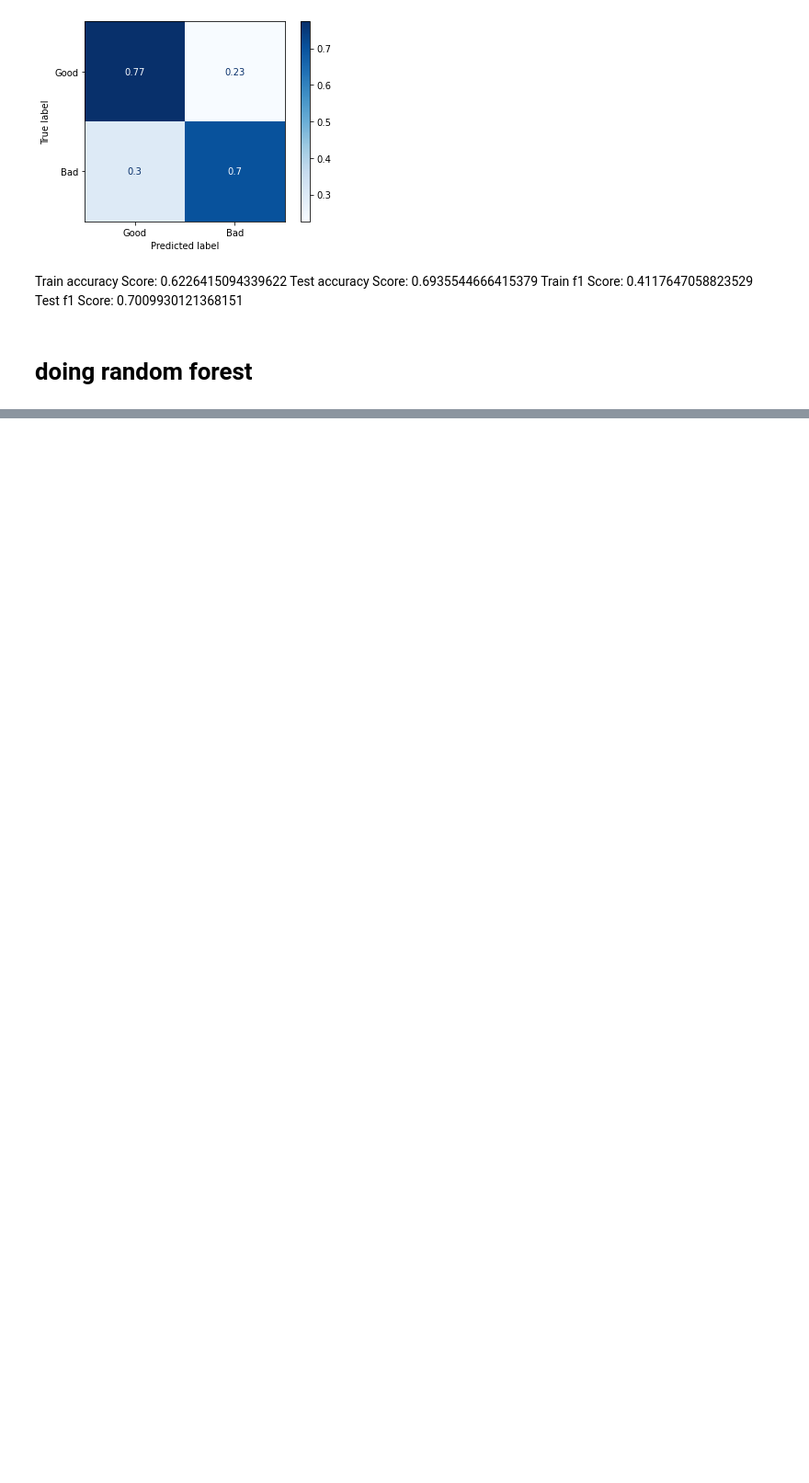
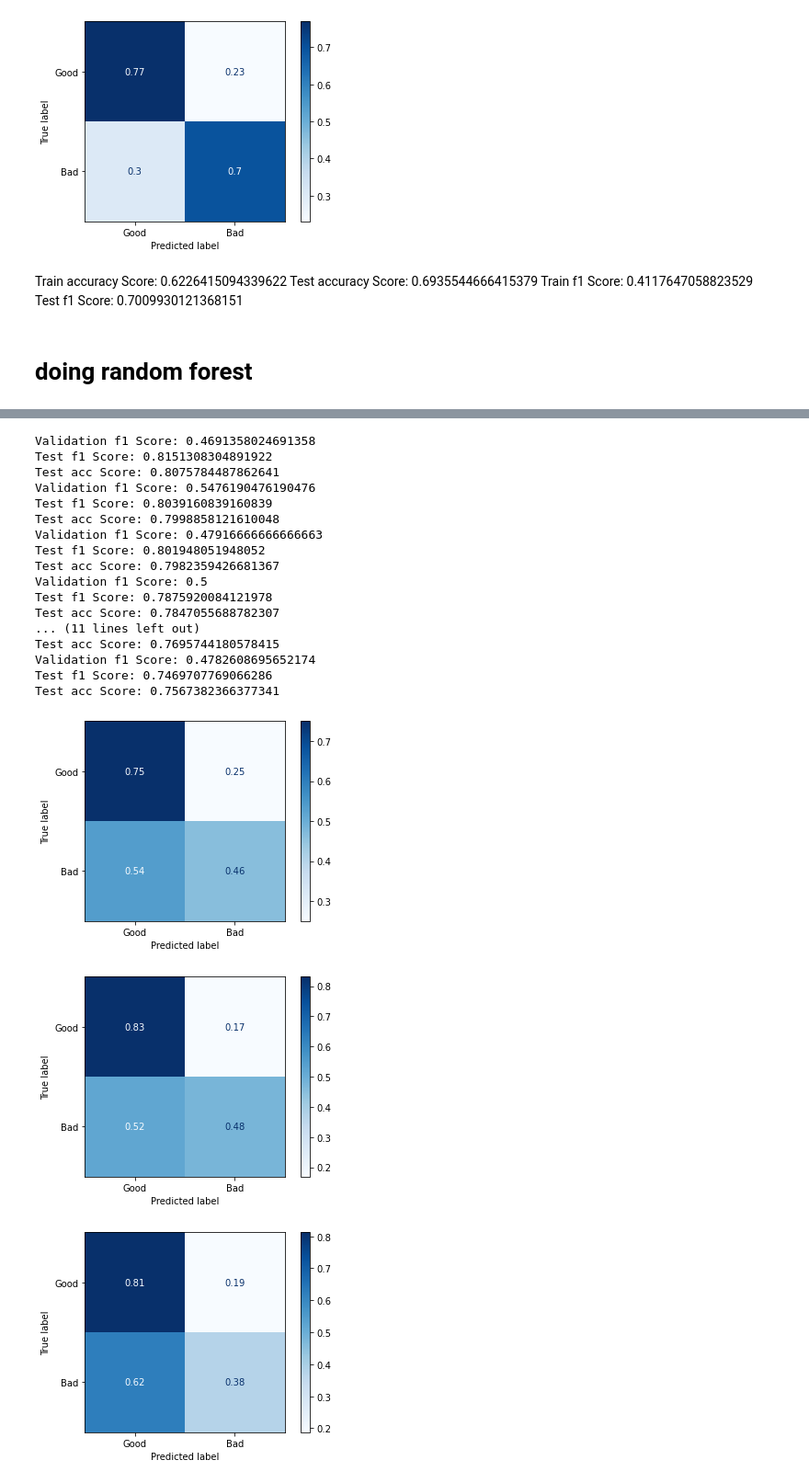
Before and after one commit to mcatalano26/cmps-cap, a Jupyter notebook: update machine.ipynb, the cells around one changed output, grey strips where cells are left out. Shown at 92% size. Saved outputs shown, nothing was run; the diff lists cells and outputs as text; code cells hidden in the pictures; blank space fills up the shorter version.

```diff
--- a/update machine.ipynb
+++ b/update machine.ipynb
@@ -201,0 +204,28 @@ Validation f1 Score: 0.5
+# %%
+validationf1s = []
+testf1s = []
+for i in range(1,10):
+    valid, test = random_forest_class_func(validation_comments, prior_comments, features, 'Label', i, 0.1, 1000)
+    validationf1s.append(valid)
+    testf1s.append(test)
+# %% [output]
+Validation f1 Score: 0.4691358024691358
+Test f1 Score: 0.8151308304891922
+Test acc Score: 0.8075784487862641
+Validation f1 Score: 0.5476190476190476
+Test f1 Score: 0.8039160839160839
+Test acc Score: 0.7998858121610048
+Validation f1 Score: 0.47916666666666663
+Test f1 Score: 0.801948051948052
+Test acc Score: 0.7982359426681367
+Validation f1 Score: 0.5
+Test f1 Score: 0.7875920084121978
+Test acc Score: 0.7847055688782307
+... (11 lines left out)
+Test acc Score: 0.7695744180578415
+Validation f1 Score: 0.4782608695652174
+Test f1 Score: 0.7469707769066286
+Test acc Score: 0.7567382366377341
+[figure, added]
+[figure, added]
+[figure, added]
```
Also changed, not shown: parts of 7 cells of this notebook.
